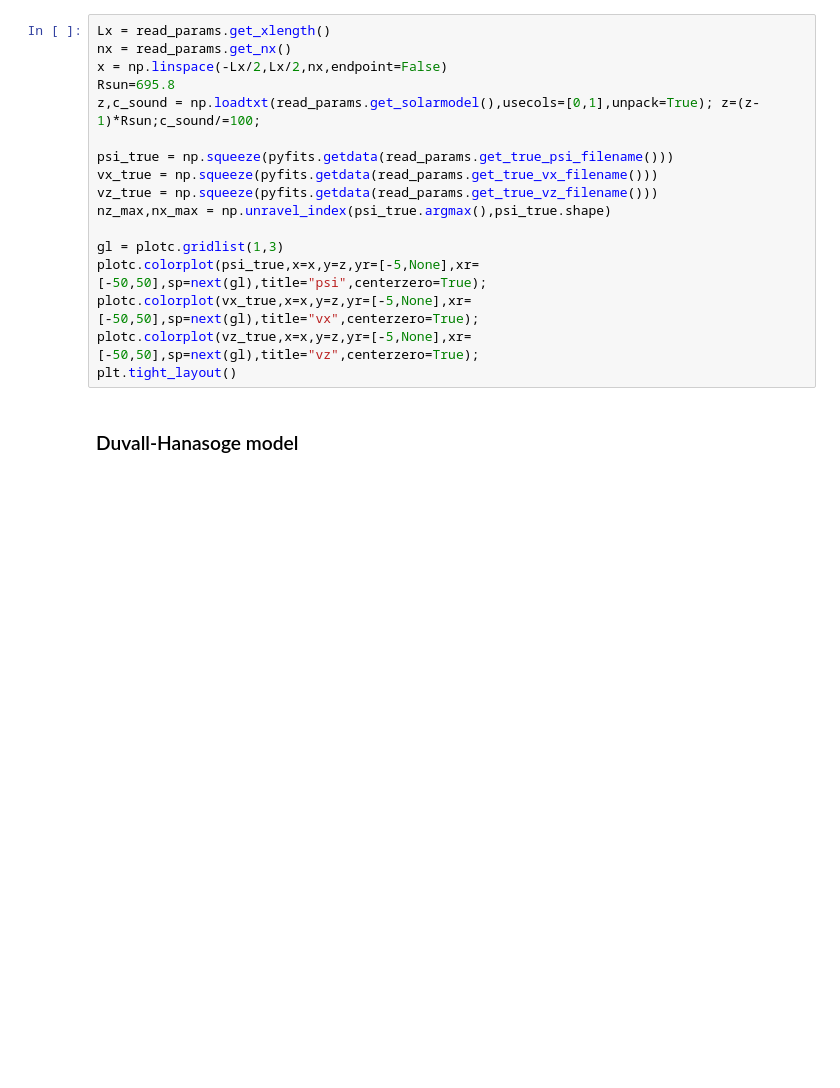
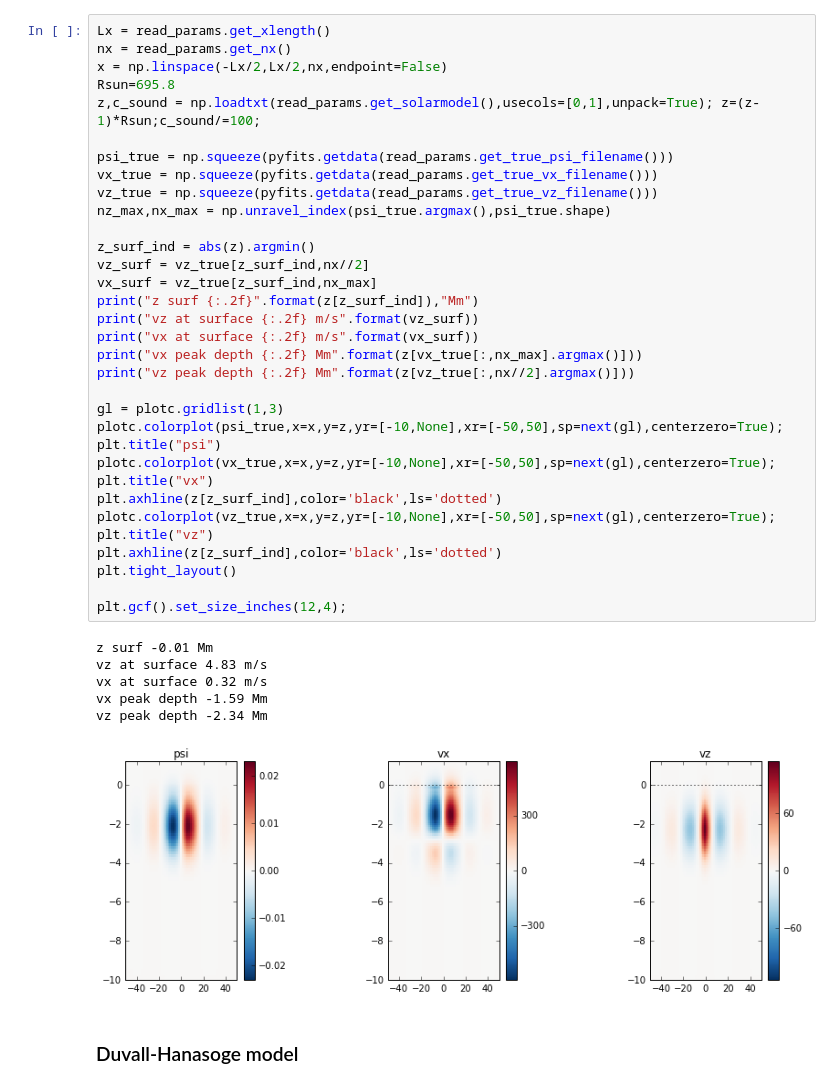
Before and after one commit to jishnub/sparc_flows, a Jupyter notebook: Supergranule_Spline.ipynb, the cells around one changed output. Drawn from its saved outputs; the diff is of its cells as text; blank space fills up the shorter version.

```diff
--- a/Supergranule_Spline.ipynb
+++ b/Supergranule_Spline.ipynb
@@ -16,20 +14,43 @@ Using matplotlib backend: Qt4Agg
 # %%
 Lx = read_params.get_xlength()
 nx = read_params.get_nx()
 x = np.linspace(-Lx/2,Lx/2,nx,endpoint=False)
 Rsun=695.8
 z,c_sound = np.loadtxt(read_params.get_solarmodel(),usecols=[0,1],unpack=True); z=(z-1)*Rsun;c_sound/=100;
 
 psi_true = np.squeeze(pyfits.getdata(read_params.get_true_psi_filename()))
 vx_true = np.squeeze(pyfits.getdata(read_params.get_true_vx_filename()))
 vz_true = np.squeeze(pyfits.getdata(read_params.get_true_vz_filename()))
 nz_max,nx_max = np.unravel_index(psi_true.argmax(),psi_true.shape)
 
+z_surf_ind = abs(z).argmin()
+vz_surf = vz_true[z_surf_ind,nx//2]
+vx_surf = vz_true[z_surf_ind,nx_max]
+print("z surf {:.2f}".format(z[z_surf_ind]),"Mm")
+print("vz at surface {:.2f} m/s".format(vz_surf))
+print("vx at surface {:.2f} m/s".format(vx_surf))
+print("vx peak depth {:.2f} Mm".format(z[vx_true[:,nx_max].argmax()]))
+print("vz peak depth {:.2f} Mm".format(z[vz_true[:,nx//2].argmax()]))
+
 gl = plotc.gridlist(1,3)
-plotc.colorplot(psi_true,x=x,y=z,yr=[-5,None],xr=[-50,50],sp=next(gl),title="psi",centerzero=True);
-plotc.colorplot(vx_true,x=x,y=z,yr=[-5,None],xr=[-50,50],sp=next(gl),title="vx",centerzero=True);
-plotc.colorplot(vz_true,x=x,y=z,yr=[-5,None],xr=[-50,50],sp=next(gl),title="vz",centerzero=True);
+plotc.colorplot(psi_true,x=x,y=z,yr=[-10,None],xr=[-50,50],sp=next(gl),centerzero=True);
+plt.title("psi")
+plotc.colorplot(vx_true,x=x,y=z,yr=[-10,None],xr=[-50,50],sp=next(gl),centerzero=True);
+plt.title("vx")
+plt.axhline(z[z_surf_ind],color='black',ls='dotted')
+plotc.colorplot(vz_true,x=x,y=z,yr=[-10,None],xr=[-50,50],sp=next(gl),centerzero=True);
+plt.title("vz")
+plt.axhline(z[z_surf_ind],color='black',ls='dotted')
 plt.tight_layout()
+
+plt.gcf().set_size_inches(12,4);
+# %% [output]
+z surf -0.01 Mm
+vz at surface 4.83 m/s
+vx at surface 0.32 m/s
+vx peak depth -1.59 Mm
+vz peak depth -2.34 Mm
+[figure, added]
 # %% [markdown]
 ### Duvall-Hanasoge model
 # %%
```
Also changed, not shown: parts of 27 cells of this notebook, 16 other files.
